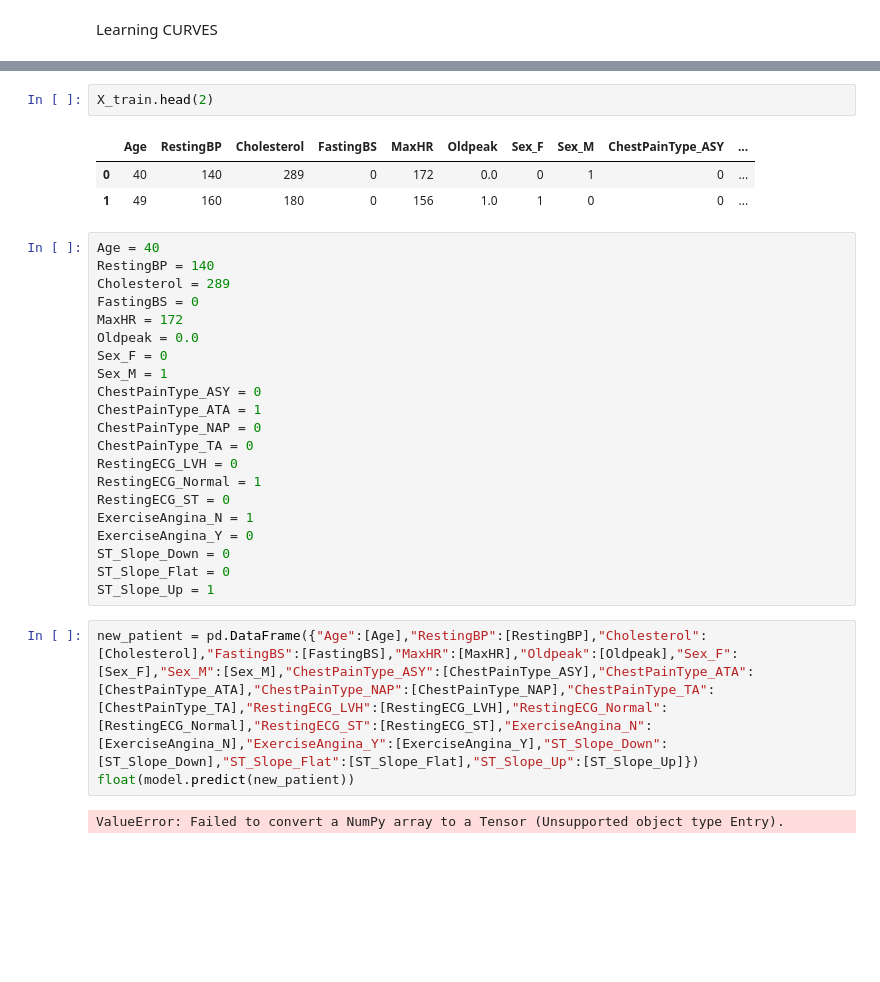
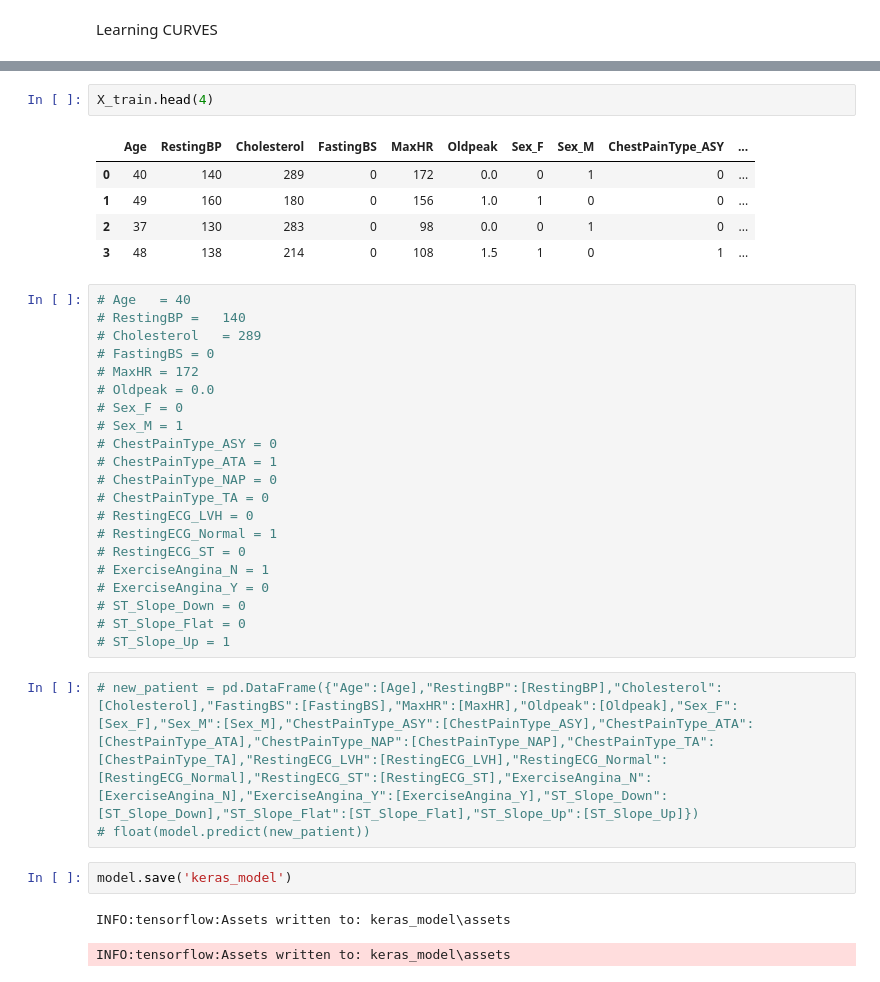
Before and after one commit to Rhapsody360/-safety, a Jupyter notebook: finalmodel.ipynb, the cells around one changed output, grey strips where cells are left out. Cells and saved outputs as stored; diff of their text form; blank space fills up the shorter version.

```diff
--- a/finalmodel.ipynb
+++ b/finalmodel.ipynb
@@ -115,35 +118,40 @@ plt.show()
 # %%
-X_train.head(2)
+X_train.head(4)
 # %% [output]
 |  | Age | RestingBP | Cholesterol | FastingBS | MaxHR | Oldpeak | Sex_F | Sex_M | ChestPainType_ASY | ... |
 | 0 | 40 | 140 | 289 | 0 | 172 | 0.0 | 0 | 1 | 0 | ... |
 | 1 | 49 | 160 | 180 | 0 | 156 | 1.0 | 1 | 0 | 0 | ... |
+| 2 | 37 | 130 | 283 | 0 | 98 | 0.0 | 0 | 1 | 0 | ... |
+| 3 | 48 | 138 | 214 | 0 | 108 | 1.5 | 1 | 0 | 1 | ... |
 # %%
-Age	= 40
-RestingBP =	140
-Cholesterol	= 289
-FastingBS = 0
-MaxHR = 172
-Oldpeak = 0.0
-Sex_F = 0
-Sex_M = 1
-ChestPainType_ASY = 0
-ChestPainType_ATA = 1
-ChestPainType_NAP = 0
-ChestPainType_TA = 0
-RestingECG_LVH = 0
-RestingECG_Normal = 1
-RestingECG_ST = 0
-ExerciseAngina_N = 1
-ExerciseAngina_Y = 0
-ST_Slope_Down = 0
-ST_Slope_Flat = 0
-ST_Slope_Up = 1
+# Age	= 40
+# RestingBP =	140
+# Cholesterol	= 289
+# FastingBS = 0
+# MaxHR = 172
+# Oldpeak = 0.0
+# Sex_F = 0
+# Sex_M = 1
+# ChestPainType_ASY = 0
+# ChestPainType_ATA = 1
+# ChestPainType_NAP = 0
+# ChestPainType_TA = 0
+# RestingECG_LVH = 0
+# RestingECG_Normal = 1
+# RestingECG_ST = 0
+# ExerciseAngina_N = 1
+# ExerciseAngina_Y = 0
+# ST_Slope_Down = 0
+# ST_Slope_Flat = 0
+# ST_Slope_Up = 1
 # %%
-new_patient = pd.DataFrame({"Age":[Age],"RestingBP":[RestingBP],"Cholesterol":[Cholesterol],"FastingBS":[FastingBS],"MaxHR":[MaxHR],"Oldpeak":[Oldpeak],"Sex_F":[Sex_F],"Sex_M":[Sex_M],"ChestPainType_ASY":[ChestPainType_ASY],"ChestPainType_ATA":[ChestPainType_ATA],"ChestPainType_NAP":[ChestPainType_NAP],"ChestPainType_TA":[ChestPainType_TA],"RestingECG_LVH":[RestingECG_LVH],"RestingECG_Normal":[RestingECG_Normal],"RestingECG_ST":[RestingECG_ST],"ExerciseAngina_N":[ExerciseAngina_N],"ExerciseAngina_Y":[ExerciseAngina_Y],"ST_Slope_Down":[ST_Slope_Down],"ST_Slope_Flat":[ST_Slope_Flat],"ST_Slope_Up":[ST_Slope_Up]})
-float(model.predict(new_patient))
+# new_patient = pd.DataFrame({"Age":[Age],"RestingBP":[RestingBP],"Cholesterol":[Cholesterol],"FastingBS":[FastingBS],"MaxHR":[MaxHR],"Oldpeak":[Oldpeak],"Sex_F":[Sex_F],"Sex_M":[Sex_M],"ChestPainType_ASY":[ChestPainType_ASY],"ChestPainType_ATA":[ChestPainType_ATA],"ChestPainType_NAP":[ChestPainType_NAP],"ChestPainType_TA":[ChestPainType_TA],"RestingECG_LVH":[RestingECG_LVH],"RestingECG_Normal":[RestingECG_Normal],"RestingECG_ST":[RestingECG_ST],"ExerciseAngina_N":[ExerciseAngina_N],"ExerciseAngina_Y":[ExerciseAngina_Y],"ST_Slope_Down":[ST_Slope_Down],"ST_Slope_Flat":[ST_Slope_Flat],"ST_Slope_Up":[ST_Slope_Up]})
+# float(model.predict(new_patient))
-# %% [output]
-ValueError: Failed to convert a NumPy array to a Tensor (Unsupported object type Entry).
+# %%
+model.save('keras_model')
+# %% [output]
+INFO:tensorflow:Assets written to: keras_model\assets
+INFO:tensorflow:Assets written to: keras_model\assets
 # %%
 import tkinter as tk
 
```
Also changed, not shown: parts of 5 cells of this notebook, 6 other files.
